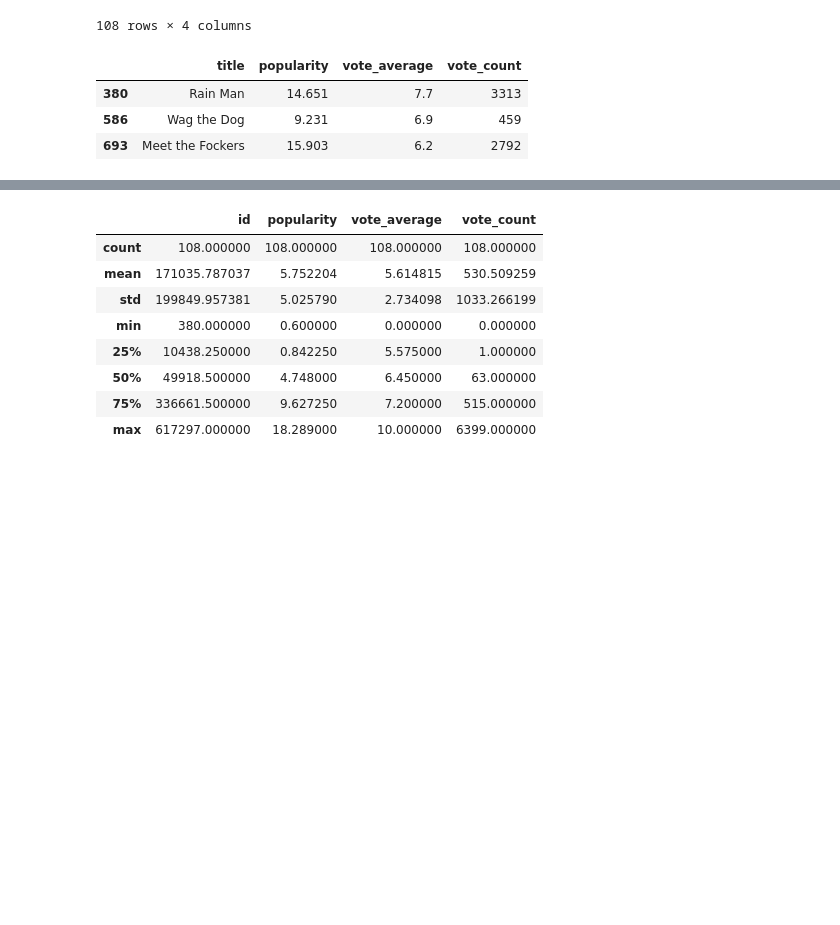
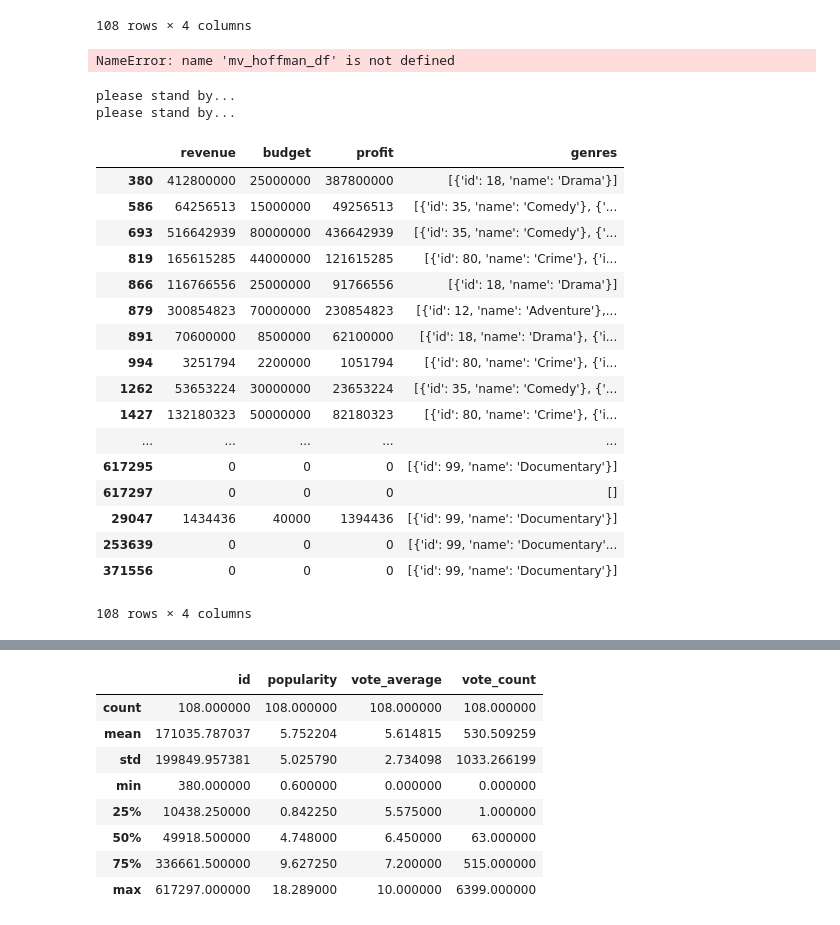
Before and after one commit to faltisco/Choose_Genre, a Jupyter notebook: EDA on TMDB.ipynb, the cells around one changed output, grey strips where cells are left out. Saved outputs shown, nothing was run; the diff lists cells and outputs as text; code cells hidden in the pictures; blank space fills up the shorter version.

```diff
--- a/EDA on TMDB.ipynb
+++ b/EDA on TMDB.ipynb
@@ -76,9 +76,6 @@ hoffman_df
 108 rows × 4 columns
 # %%
 #hoffman_df.drop(['revenue', 'budget', 'profit'], axis=1, inplace=True)
-hoffman_df.head(3)
+mv_hoffman_df.head(3)
 # %% [output]
-|  | title | popularity | vote_average | vote_count |
-| 380 | Rain Man | 14.651 | 7.7 | 3313 |
-| 586 | Wag the Dog | 9.231 | 6.9 | 459 |
-| 693 | Meet the Fockers | 15.903 | 6.2 | 2792 |
+NameError: name 'mv_hoffman_df' is not defined
@@ -85,3 +86,48 @@ hoffman_df.head(3)
+# %%
+labels = ['revenue','budget','profit','genres']
+film_indices = [film[0] for film in hoffman_df.iterrows()]
+#print(film_indices)
+records = []
+request_rate_limit = 40     #TMDB has rate limit of 40 requests per 10 seconds
+
+for film_idx in film_indices:
+    request_rate_limit -= 1
+    if request_rate_limit == 0:
+        print("Watching you speed limit, cowboy!!!")
+        time.sleep(10)
+        request_rate_limit = 39
+    movie = tmdb.Movies(film_idx)  #Each movie has unique identifier stored as index of df
+    response = movie.info()
+
+    profit = response['revenue'] - response['budget']
+    record = [response['revenue'], response['budget'], profit, response['genres']]
+
+    records.append(record)
+#    if request_rate_limit <37: break
+
+hoffman_movies_df = pd.DataFrame.from_records(records, columns=labels, index=film_indices)
+hoffman_movies_df
+# %% [output]
+please stand by...
+please stand by...
+|  | revenue | budget | profit | genres |
+| 380 | 412800000 | 25000000 | 387800000 | [{'id': 18, 'name': 'Drama'}] |
+| 586 | 64256513 | 15000000 | 49256513 | [{'id': 35, 'name': 'Comedy'}, {'... |
+| 693 | 516642939 | 80000000 | 436642939 | [{'id': 35, 'name': 'Comedy'}, {'... |
+| 819 | 165615285 | 44000000 | 121615285 | [{'id': 80, 'name': 'Crime'}, {'i... |
+| 866 | 116766556 | 25000000 | 91766556 | [{'id': 18, 'name': 'Drama'}] |
+| 879 | 300854823 | 70000000 | 230854823 | [{'id': 12, 'name': 'Adventure'},... |
+| 891 | 70600000 | 8500000 | 62100000 | [{'id': 18, 'name': 'Drama'}, {'i... |
+| 994 | 3251794 | 2200000 | 1051794 | [{'id': 80, 'name': 'Crime'}, {'i... |
+| 1262 | 53653224 | 30000000 | 23653224 | [{'id': 35, 'name': 'Comedy'}, {'... |
+| 1427 | 132180323 | 50000000 | 82180323 | [{'id': 80, 'name': 'Crime'}, {'i... |
+| ... | ... | ... | ... | ... |
+| 617295 | 0 | 0 | 0 | [{'id': 99, 'name': 'Documentary'}] |
+| 617297 | 0 | 0 | 0 | [] |
+| 29047 | 1434436 | 40000 | 1394436 | [{'id': 99, 'name': 'Documentary'}] |
+| 253639 | 0 | 0 | 0 | [{'id': 99, 'name': 'Documentary'... |
+| 371556 | 0 | 0 | 0 | [{'id': 99, 'name': 'Documentary'}] |
+108 rows × 4 columns
 # %%
 
 request_rate_limit = 40     #TMDB has rate limit of 40 requests per 10 seconds
```
Also changed, not shown: parts of 2 cells of this notebook.
